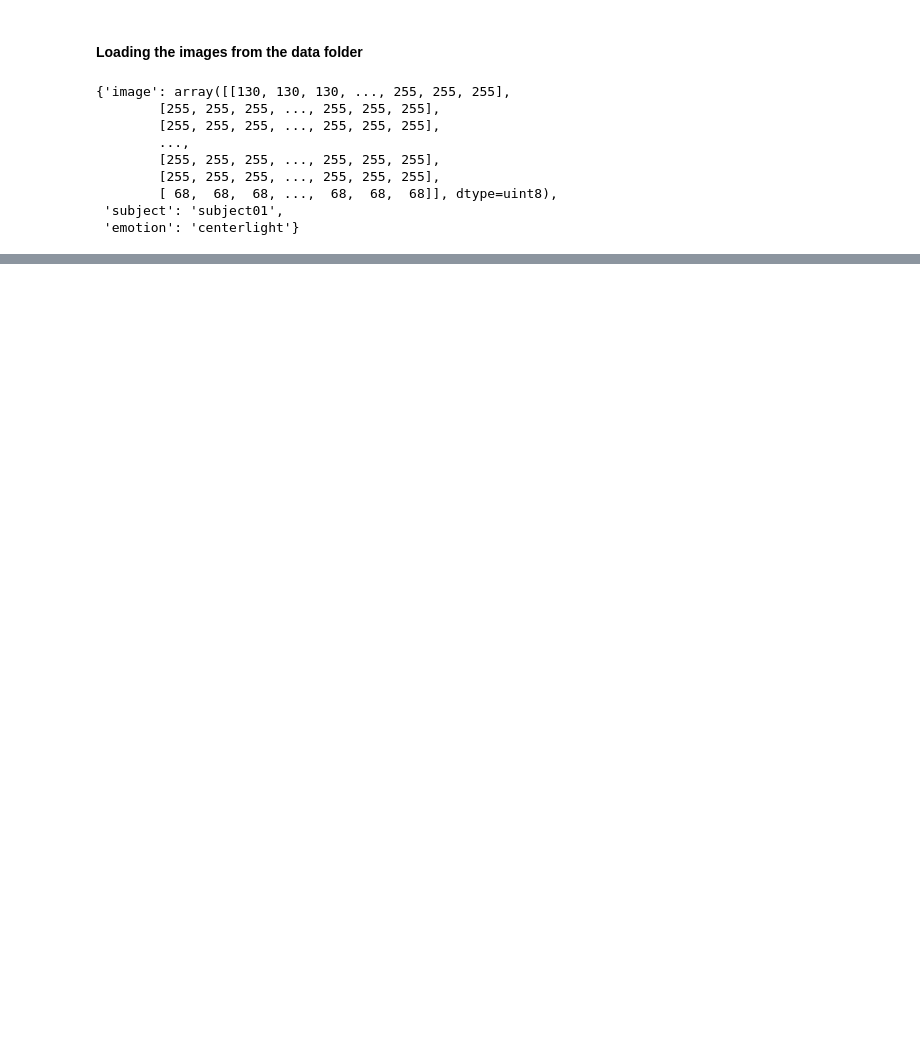
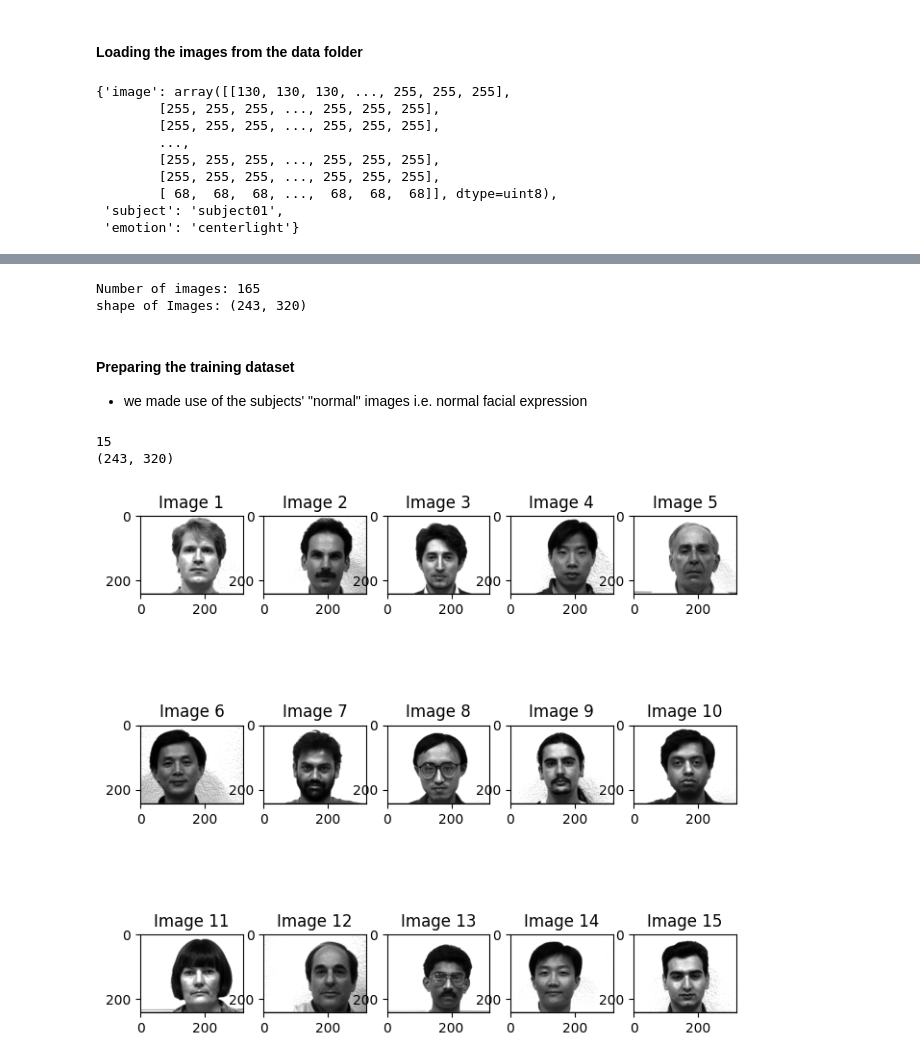
Before and after one commit to Isa1asN/face-recognition-eigen_faces-fisher_faces, a Jupyter notebook: EigenFaces.ipynb, the cells around one changed output, grey strips where cells are left out. Drawn from its saved outputs; the diff is of its cells as text; code cells hidden in the pictures; blank space fills up the shorter version.

Commit message:
loading the raw images complete

```diff
--- a/EigenFaces.ipynb
+++ b/EigenFaces.ipynb
@@ -46,0 +45,36 @@ print(len(image_dataset_raw))
+# %%
+print(f"Number of images: {len(image_dataset_raw)}")
+print(f"shape of Images: {image_dataset_raw[0]['image'].shape}")
+# %% [output]
+Number of images: 165
+shape of Images: (243, 320)
+# %% [markdown]
+#### Preparing the training dataset
+* we made use of the subjects' "normal" images i.e. normal facial expression
+# %%
+train_data = [image_dataset_raw[i]['image'] for i in range(0, len(image_dataset_raw)) if image_dataset_raw[i]['emotion'] == 'normal']
+# %%
+print(len(train_data))
+print(train_data[0].shape)
+# %% [output]
+15
+(243, 320)
+# %%
+# Image displayer function
+def display_images(image_arrays):
+    num_images = len(image_arrays)
+    num_rows = 3
+    num_cols = 5
+    fig, axes = plt.subplots(num_rows, num_cols, figsize=(8, 8))
+    for i, ax in enumerate(axes.flat):
+        if i < num_images:
+            ax.imshow(image_arrays[i], cmap='gray')
+            ax.set_title(f"Image {i+1}")
+        else:
+            ax.axis('off')
+
+    plt.show()
+# %%
+display_images(train_data)
+# %% [output]
+[figure, added]
```
Also changed, not shown: parts of 3 cells of this notebook.
